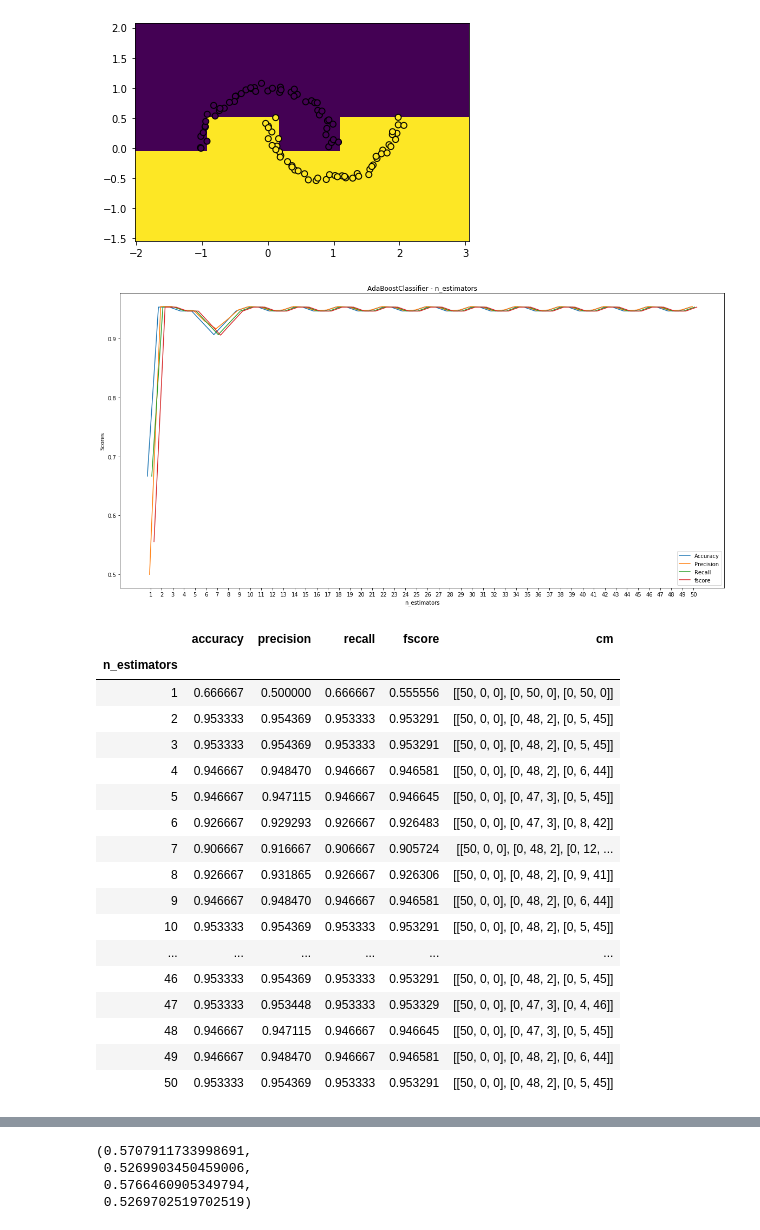
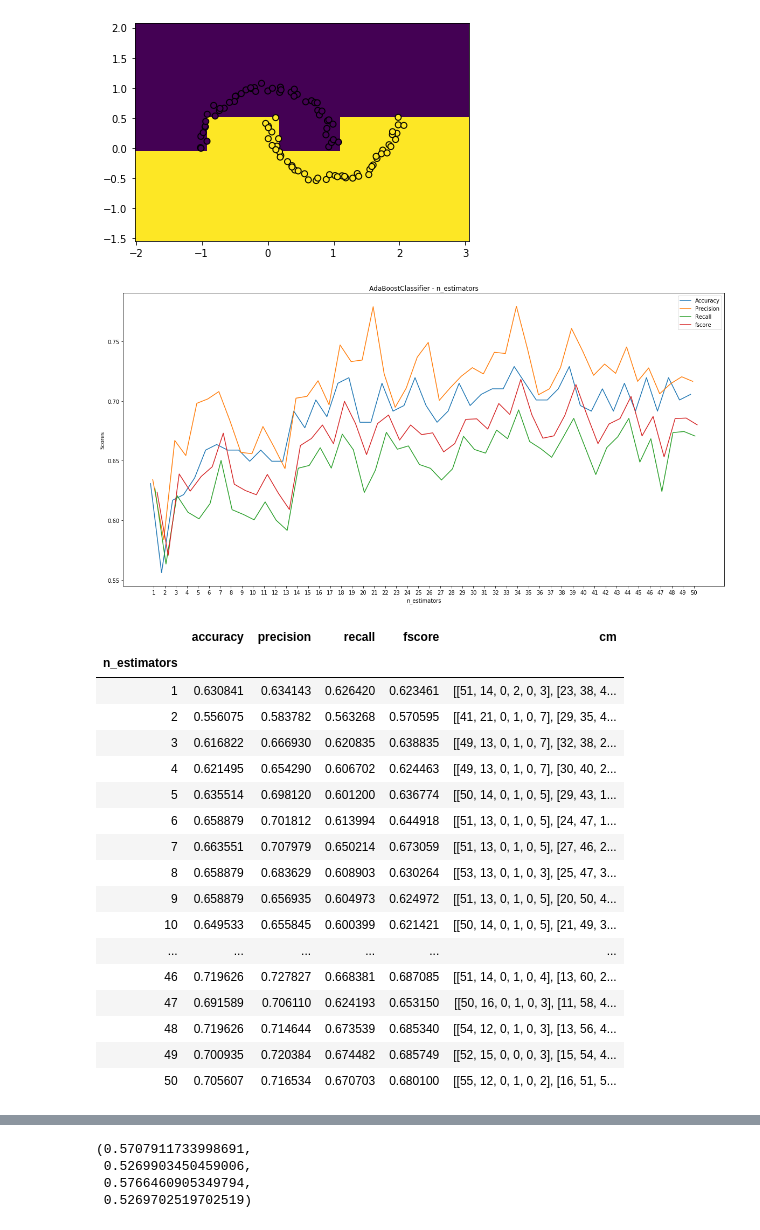
Before and after one commit to xenteros/data-science-training, a Jupyter notebook: Ensembles.ipynb, the cells around one changed output, grey strips where cells are left out. Saved outputs shown, nothing was run; the diff lists cells and outputs as text; code cells hidden in the pictures.

```diff
--- a/Ensembles.ipynb
+++ b/Ensembles.ipynb
@@ -211,12 +87,2 @@ plt.show()
 # %% [markdown]
 ## Testy na zbiorach danych
-# %%
-from sklearn.preprocessing import Normalizer, StandardScaler
-
-def preprocess_data(X, preprocessor=None):
-    if preprocessor is not None:
-        preprocessor.fit(X)
-        X_preprocessed = X.copy()
-        X_preprocessed[:] = preprocessor.transform(X.values)
-        X = X_preprocessed
-    return X
@@ -317,6 +89,4 @@ def normalize_confusion_matrix(confusion_matrix):
 # %%
-X, y, classes = prepare_dataset('iris')
-X = preprocess_data(X)
-X = bin_data(X)
+X, y, classes = read_dataset('glass', 'Type', 'ID')
 X.head()
 # %% [output]
@@ -404,5 +124,7 @@ def cross_validate(classifier, kfold, X, y, classes, params=None, talk=True):
 # %%
-cross_validate(BaggingClassifier, StratifiedKFold(10), X, y, classes)
+metrics, cm = cross_validate(BaggingClassifier, StratifiedKFold(10), X, y)
+print_results(metrics)
+plot_cm(cm, classes)
 # %% [output]
 Results for BaggingClassifier
 ----
@@ -669,46 +411,47 @@ plt.show()
 # %% [output]
 [figure]
 # %%
-model = RandomForestClassifier()
+# model = RandomForestClassifier()
 
-model.fit(X, y)
+# model.fit(X, y)
 
-import matplotlib.pyplot as plt
+# import matplotlib.pyplot as plt
 
-xs, ys = get_grid(X)
+# xs, ys = get_grid(X)
 
-predicted = model.predict(
-    np.column_stack((xs.flatten(),
-                     ys.flatten()))).reshape(xs.shape)
+# predicted = model.predict(
+#     np.column_stack((xs.flatten(),
+#                      ys.flatten()))).reshape(xs.shape)
 
-fig, ax = plt.subplots()
-ax.pcolormesh(xs, ys, predicted)
-ax.scatter(X[:, 0], X[:, 1], c=y, edgecolors='k')
-plt.show()ax, df = test_params(X, y, classes,
+# fig, ax = plt.subplots()
+# ax.pcolormesh(xs, ys, predicted)
+# ax.scatter(X[:, 0], X[:, 1], c=y, edgecolors='k')
+ax, df = test_params(X, y, classes,
                      AdaBoostClassifier,
-                     {'n_estimators': range(1, 51)})
+                     {'n_estimators': range(1, 51)},
+                     {'base_estimator': DecisionTreeClassifier(max_depth=5)})
 plt.show()
 df
 # %% [output]
-[figure, old version]
+[figure, new version]
 |  | accuracy | precision | recall | fscore | cm |
 | n_estimators |  |  |  |  |  |
-| 1 | 0.666667 | 0.500000 | 0.666667 | 0.555556 | [[50, 0, 0], [0, 50, 0], [0, 50, 0]] |
-| 2 | 0.953333 | 0.954369 | 0.953333 | 0.953291 | [[50, 0, 0], [0, 48, 2], [0, 5, 45]] |
-| 3 | 0.953333 | 0.954369 | 0.953333 | 0.953291 | [[50, 0, 0], [0, 48, 2], [0, 5, 45]] |
-| 4 | 0.946667 | 0.948470 | 0.946667 | 0.946581 | [[50, 0, 0], [0, 48, 2], [0, 6, 44]] |
-| 5 | 0.946667 | 0.947115 | 0.946667 | 0.946645 | [[50, 0, 0], [0, 47, 3], [0, 5, 45]] |
-| 6 | 0.926667 | 0.929293 | 0.926667 | 0.926483 | [[50, 0, 0], [0, 47, 3], [0, 8, 42]] |
-| 7 | 0.906667 | 0.916667 | 0.906667 | 0.905724 | [[50, 0, 0], [0, 48, 2], [0, 12, ... |
-| 8 | 0.926667 | 0.931865 | 0.926667 | 0.926306 | [[50, 0, 0], [0, 48, 2], [0, 9, 41]] |
-| 9 | 0.946667 | 0.948470 | 0.946667 | 0.946581 | [[50, 0, 0], [0, 48, 2], [0, 6, 44]] |
-| 10 | 0.953333 | 0.954369 | 0.953333 | 0.953291 | [[50, 0, 0], [0, 48, 2], [0, 5, 45]] |
+| 1 | 0.630841 | 0.634143 | 0.626420 | 0.623461 | [[51, 14, 0, 2, 0, 3], [23, 38, 4... |
+| 2 | 0.556075 | 0.583782 | 0.563268 | 0.570595 | [[41, 21, 0, 1, 0, 7], [29, 35, 4... |
+| 3 | 0.616822 | 0.666930 | 0.620835 | 0.638835 | [[49, 13, 0, 1, 0, 7], [32, 38, 2... |
+| 4 | 0.621495 | 0.654290 | 0.606702 | 0.624463 | [[49, 13, 0, 1, 0, 7], [30, 40, 2... |
+| 5 | 0.635514 | 0.698120 | 0.601200 | 0.636774 | [[50, 14, 0, 1, 0, 5], [29, 43, 1... |
+| 6 | 0.658879 | 0.701812 | 0.613994 | 0.644918 | [[51, 13, 0, 1, 0, 5], [24, 47, 1... |
+| 7 | 0.663551 | 0.707979 | 0.650214 | 0.673059 | [[51, 13, 0, 1, 0, 5], [27, 46, 2... |
+| 8 | 0.658879 | 0.683629 | 0.608903 | 0.630264 | [[53, 13, 0, 1, 0, 3], [25, 47, 3... |
+| 9 | 0.658879 | 0.656935 | 0.604973 | 0.624972 | [[51, 13, 0, 1, 0, 5], [20, 50, 4... |
+| 10 | 0.649533 | 0.655845 | 0.600399 | 0.621421 | [[50, 14, 0, 1, 0, 5], [21, 49, 3... |
 | ... | ... | ... | ... | ... | ... |
-| 46 | 0.953333 | 0.954369 | 0.953333 | 0.953291 | [[50, 0, 0], [0, 48, 2], [0, 5, 45]] |
-| 47 | 0.953333 | 0.953448 | 0.953333 | 0.953329 | [[50, 0, 0], [0, 47, 3], [0, 4, 46]] |
-| 48 | 0.946667 | 0.947115 | 0.946667 | 0.946645 | [[50, 0, 0], [0, 47, 3], [0, 5, 45]] |
-| 49 | 0.946667 | 0.948470 | 0.946667 | 0.946581 | [[50, 0, 0], [0, 48, 2], [0, 6, 44]] |
-| 50 | 0.953333 | 0.954369 | 0.953333 | 0.953291 | [[50, 0, 0], [0, 48, 2], [0, 5, 45]] |
+| 46 | 0.719626 | 0.727827 | 0.668381 | 0.687085 | [[51, 14, 0, 1, 0, 4], [13, 60, 2... |
+| 47 | 0.691589 | 0.706110 | 0.624193 | 0.653150 | [[50, 16, 0, 1, 0, 3], [11, 58, 4... |
+| 48 | 0.719626 | 0.714644 | 0.673539 | 0.685340 | [[54, 12, 0, 1, 0, 3], [13, 56, 4... |
+| 49 | 0.700935 | 0.720384 | 0.674482 | 0.685749 | [[52, 15, 0, 0, 0, 3], [15, 54, 4... |
+| 50 | 0.705607 | 0.716534 | 0.670703 | 0.680100 | [[55, 12, 0, 1, 0, 2], [16, 51, 5... |
 # %%
 ax, df = test_classifiers(X, y, classes,
                           [GaussianNB(), DecisionTreeClassifier(),
```
Also changed, not shown: parts of 39 cells of this notebook, 2 other files.
